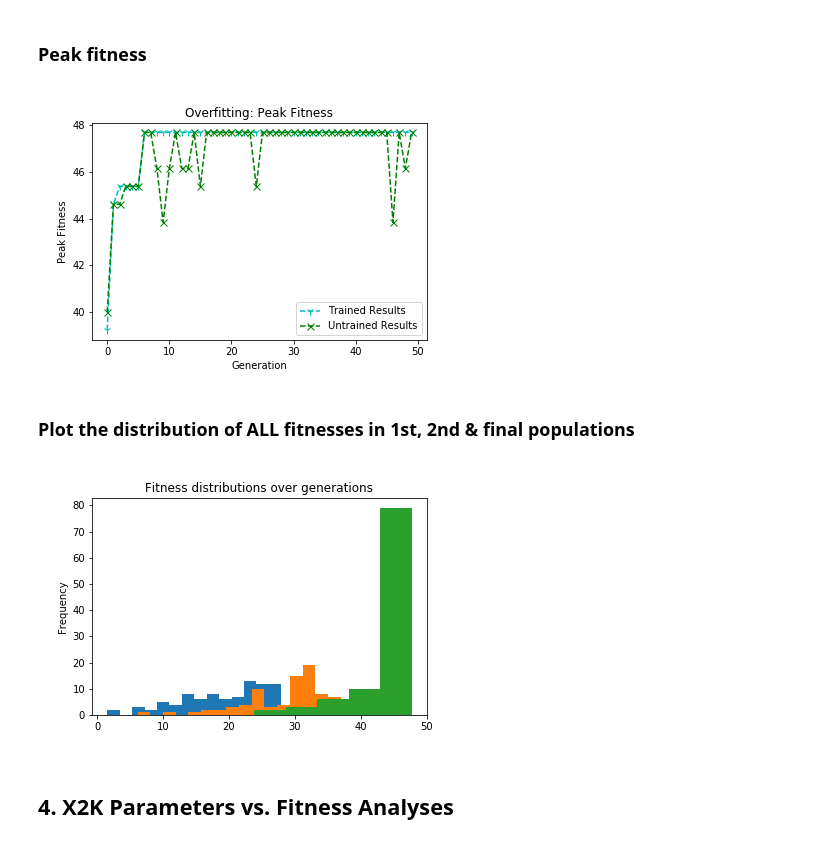
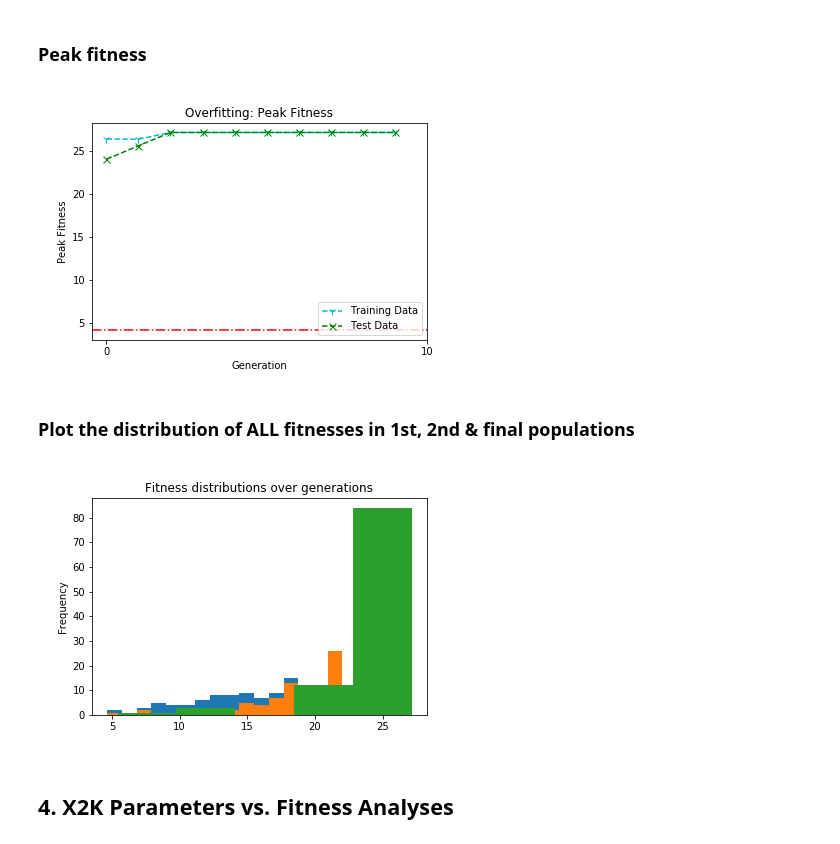
Before and after one commit to MaayanLab/X2K_Genetic_Algorithm, a Jupyter notebook: Python_scripts/GA_Results_Notebook.ipynb, the cells around one changed output. Drawn from its saved outputs; the diff is of its cells as text; code cells hidden in the pictures.

```diff
--- a/Python_scripts/GA_Results_Notebook.ipynb
+++ b/Python_scripts/GA_Results_Notebook.ipynb
@@ -4,15 +4,19 @@
 ## __Import data__
 # %%
 %matplotlib inline
-%config InlineBackend.print_figure_kwargs = {'bbox_inches':None}
+%config InlineBackend.print_figure_kwargs = {'bbox_inches':None}\
+
+import os
+root = '/Users/maayanlab/Dropbox/Maayan_Lab/X2K_mobile_pipeline/X2K_Genetic_Algorithm'
+
 import numpy as np
 import matplotlib.pyplot as plt
 # Import my functions
 import Python_scripts.Extra_X2K_functions as Ex
 
 # Data
-GA_output_name = 'GA_results.npy'
-results_file = 'GA_Results/'+GA_output_name
+GA_output_name = 'GA_results.100pop.10gen.GEO.npy'
+results_file = root+'/GA_Results/GEO/'+GA_output_name
 GA_Results = np.load(results_file)
 # Extract subsets
 ## Subset 1
@@ -22,10 +26,14 @@ allFitnesses = GAresults_Subset1[1] # Get all fitnesses
 averageFitness = GAresults_Subset1[2] # Get averageFitness per generation
 peakFitness = GAresults_Subset1[3] # Get the peakFitness per generation
 GAsettings = GAresults_Subset1[4]
+average_PPI_sizes = GAresults_Subset1[5]
 ## Subset 2
 allFitnesses_Subset2 = GA_Results[1]
 averageFitness_Subset2 = GA_Results[2]
 peakFitness_Subset2 = GA_Results[3]
+
+
+chance = 4.22
 # %% [markdown]
 ## __GA Settings__
 # %%
@@ -105,16 +140,18 @@ plt.gcf().set_facecolor('white');
 # %%
 y_s1 = GAresults_Subset1[3] # average fitness for each generation in TRAINED data
 y_s2 = peakFitness_Subset2
 x = range(len(y_s1))
-plt.plot(x, y_s1, 'c1--', markersize=7, label="Trained Results")
-plt.plot(x, y_s2, 'gx--', markersize=7, label="Untrained Results")
+plt.plot(x, y_s1, 'c1--', markersize=7, label="Training Data")
+plt.plot(x, y_s2, 'gx--', markersize=7, label="Test Data")
 plt.title('Overfitting: Peak Fitness')
 plt.xlabel('Generation')
 plt.ylabel('Peak Fitness')
 plt.legend(loc='lower right')
-plt.gcf().set_facecolor('white');
+plt.xticks(np.arange(min(x), max(x)+2, 10.0))
+plt.gcf().set_facecolor('white')
+plt.axhline(y=chance, linestyle="-.", color='r', label="Chance levels");
 # %% [output]
-[figure, old version]
+[figure, new version]
 # %% [markdown]
 ### Plot the distribution of ALL fitnesses in 1st, 2nd & final populations
 # %%
@@ -125,7 +162,7 @@ plt.ylabel('Frequency')
 plt.title('Fitness distributions over generations')
 plt.gcf().set_facecolor('white');
 # %% [output]
-[figure, old version]
+[figure, new version]
 # %% [markdown]
 ## __4. X2K Parameters vs. Fitness Analyses__
 # %% [markdown]
```
Also changed, not shown: parts of 9 cells of this notebook, 8 other files.
